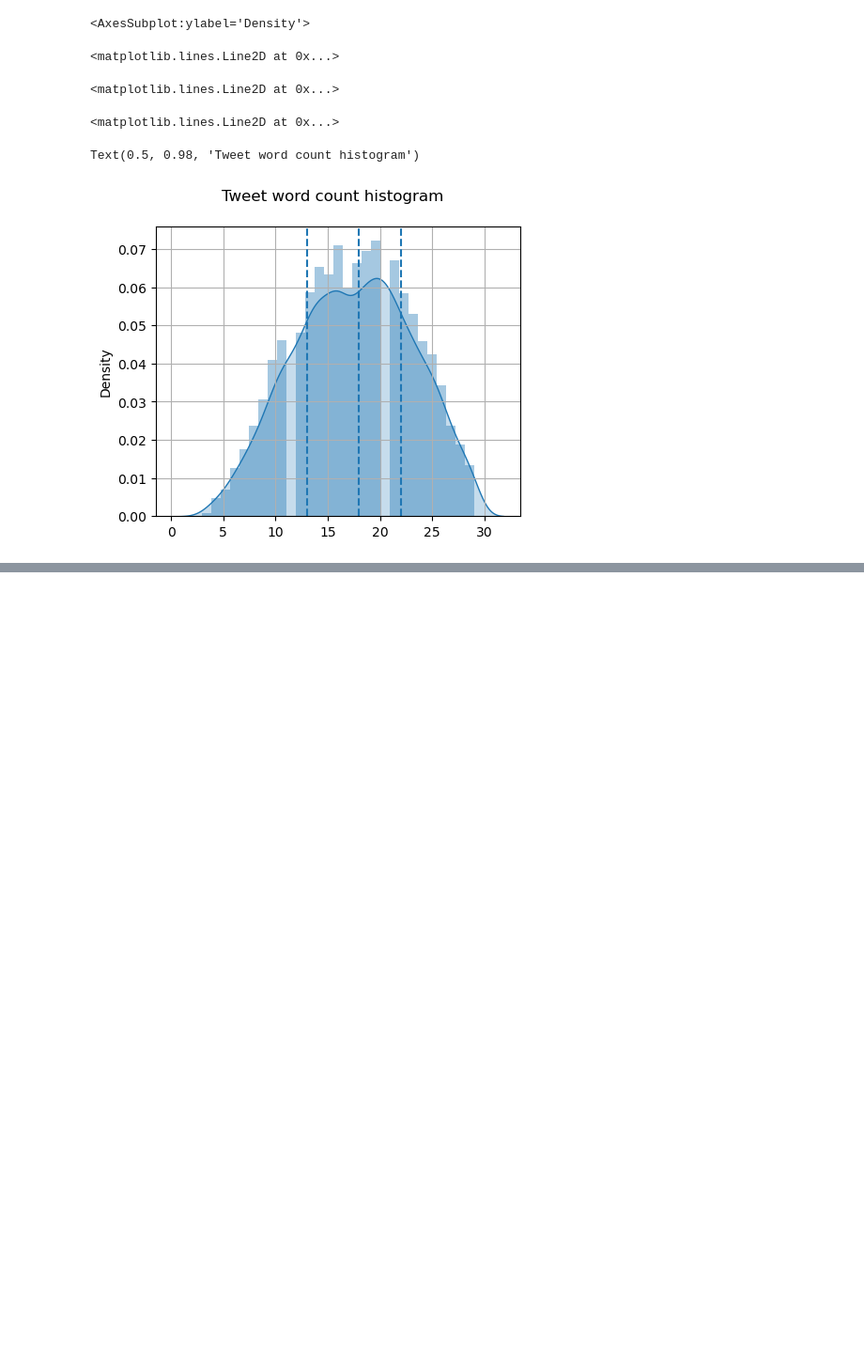
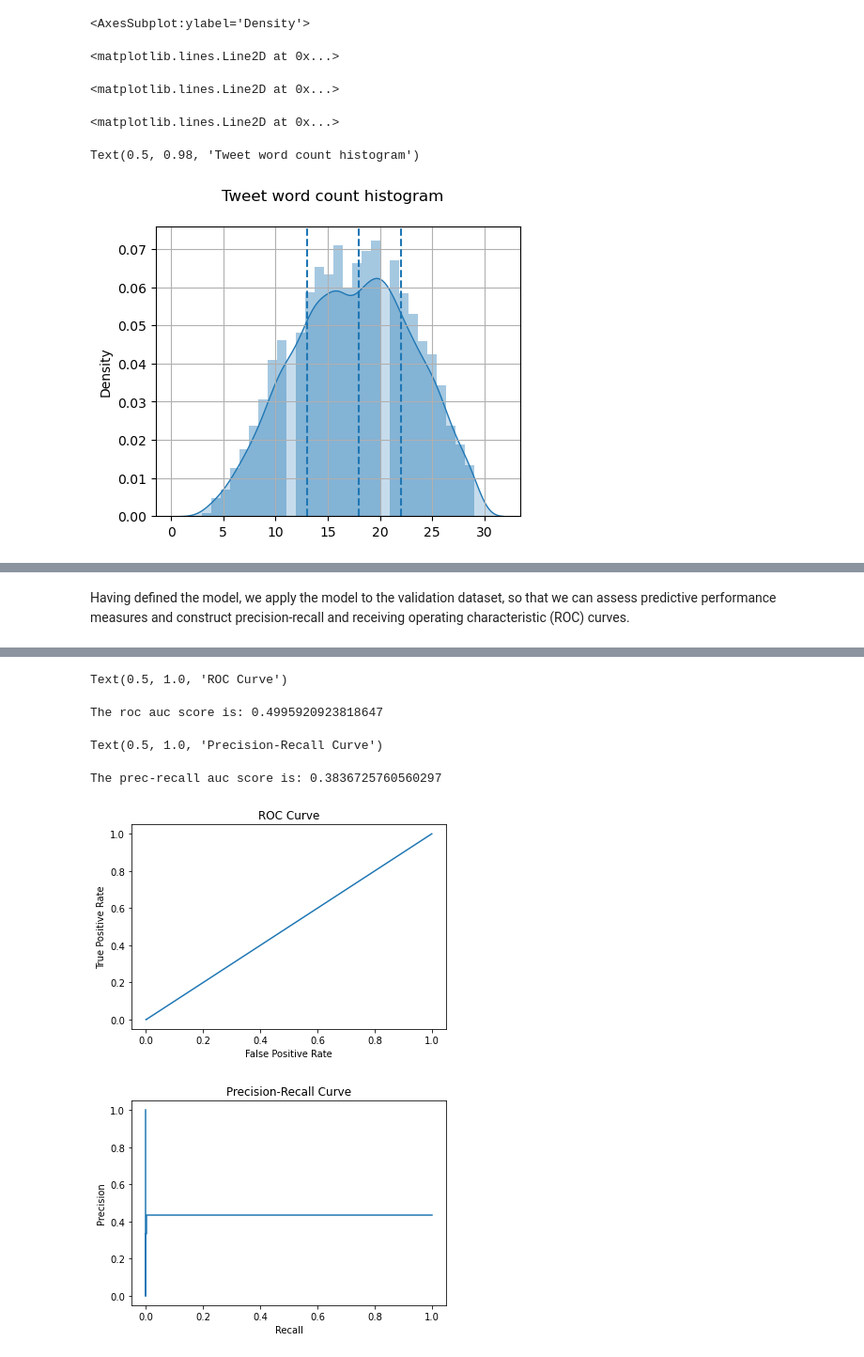
Before and after one commit to Steve-Desilets/MSDS-422-Group-3-Module-9, a Jupyter notebook: MSDS 422 - Module 9 Assignment Notebook.ipynb, the cells around one changed output, grey strips where cells are left out. Shown at 94% size. Cells and saved outputs as stored; diff of their text form; code cells hidden in the pictures; blank space fills up the shorter version.

```diff
--- a/MSDS 422 - Module 9 Assignment Notebook.ipynb
+++ b/MSDS 422 - Module 9 Assignment Notebook.ipynb
@@ -718,0 +607,18 @@ plt.show()
+# %%
+# Define the model
+model_v3 = Sequential()
+model_v3.add(Embedding(max_features, 128))
+model_v3.add(LSTM(128, dropout = 0.2, recurrent_dropout = 0.2))
+model_v3.add(Dense(1, activation = 'sigmoid'))
+
+# Compile the model
+model_v3.compile(loss='binary_crossentropy',
+              optimizer='adam',
+             metrics=['accuracy'])
+
+# Fit the model
+model_v3.fit(x_train_v3,
+          y_train_v3,
+          batch_size = batch_size,
+          epochs = 10,
+          validation_data = (x_validation_v3, y_validation_v3))
@@ -718,0 +637,48 @@ plt.show()
+# %% [markdown]
+Having defined the model, we apply the model to the validation dataset, so that we can assess predictive performance measures and construct precision-recall and receiving operating characteristic (ROC) curves.
+# %%
+# Evaluate the model's performance on the validation dataset
+score, accuracy = model_v3.evaluate(x_validation_v3,
+                               y_validation_v3,
+                               batch_size = batch_size)
+
+print('Score of Validation dataset predictions:', score)
+print('Accuracy of Validation dataset predictions:', accuracy)
+
+
+# Apply the model to the validation dataset
+rnn_lstm_predictions_validation_v3 = model_v3.predict(x_validation_v3, verbose = 1)
+
+#rnn_lstm_predictions_validation_v3 = model_v3.predict_classes(x_validation_v3, verbose = 1)
+
+
+# Put the label predictions into a dataframe
+rnn_lstm_predictions_validation_v3_df = pd.DataFrame(rnn_lstm_predictions_validation_v3, columns=['label'])
+
+rnn_lstm_predictions_validation_v3_array = rnn_lstm_predictions_validation_v3_df['label'].to_numpy()
+
+from sklearn.metrics import roc_auc_score
+from sklearn.metrics import RocCurveDisplay
+from sklearn.metrics import precision_recall_curve, auc
+from sklearn.metrics import PrecisionRecallDisplay
+from sklearn.metrics import confusion_matrix, ConfusionMatrixDisplay, roc_curve
+import matplotlib.pyplot as plt
+
+
+# Curves
+true_y = y_validation_v3
+predicted_y = rnn_lstm_predictions_validation_v3_array
+
+fpr, tpr, _ = roc_curve(true_y, predicted_y)
+roc_display = RocCurveDisplay(fpr=fpr, tpr=tpr).plot()
+plt.title('ROC Curve')
+# roc auc score
+auc1 = roc_auc_score(true_y, predicted_y)
+print("The roc auc score is:", auc1)
+
+prec, recall, _ = precision_recall_curve(true_y, predicted_y)
+pr_display = PrecisionRecallDisplay(precision=prec, recall=recall).plot()
+plt.title('Precision-Recall Curve')# precision-recall auc score
+auc2 = auc(recall, prec)
+print("The prec-recall auc score is:", auc2)
+# %% [output]
@@ -718,0 +689,6 @@ plt.show()
+Text(0.5, 1.0, 'ROC Curve')
+The roc auc score is: 0.4995920923818647
+Text(0.5, 1.0, 'Precision-Recall Curve')
+The prec-recall auc score is: 0.3836725760560297
+[figure, added]
+[figure, added]
```
Also changed, not shown: parts of 57 cells of this notebook.
